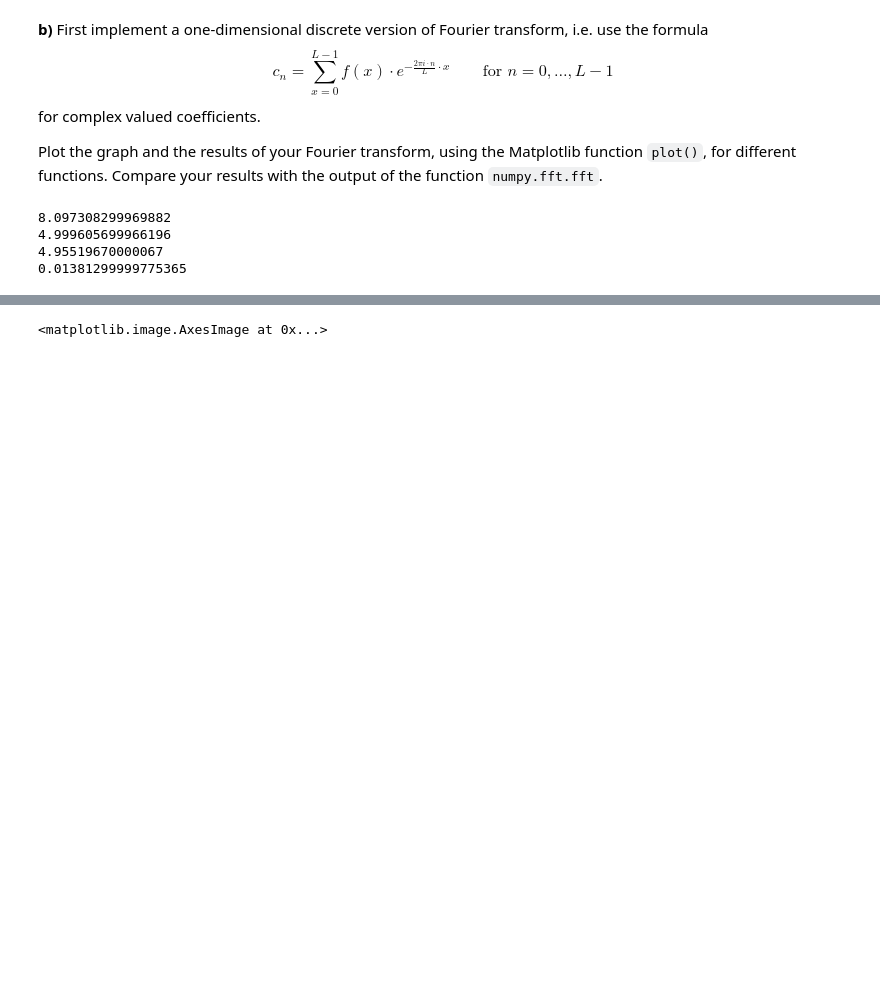
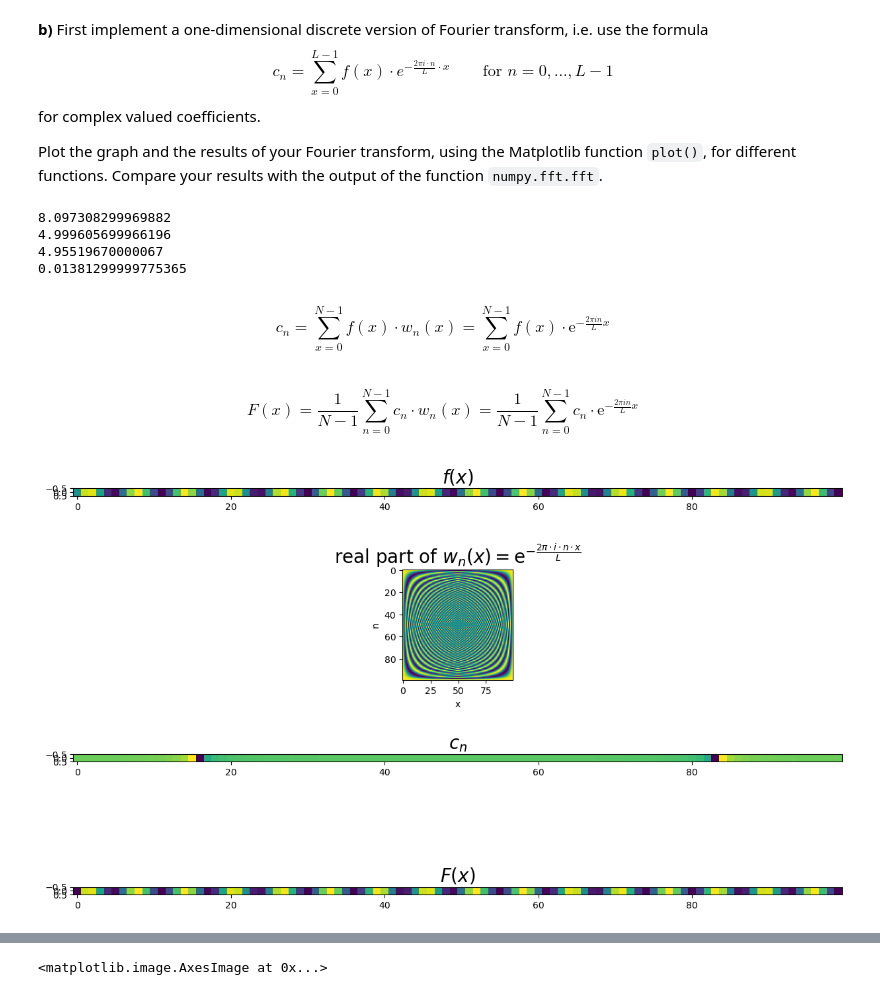
Before and after one commit to Moorboor/ComputerVision, a Jupyter notebook: Homeworks/5/FourierTransform.ipynb, the cells around one changed output, grey strips where cells are left out. Cells and saved outputs as stored; diff of their text form; code cells hidden in the pictures; blank space fills up the shorter version.

```diff
--- a/Homeworks/5/FourierTransform.ipynb
+++ b/Homeworks/5/FourierTransform.ipynb
@@ -91,0 +90,45 @@ frame = frames[img_names[0]]
+# %% [markdown]
+$$c_n =\sum_{x=0}^{N-1}f(x)\cdot w_n(x)= \sum_{x=0}^{N-1}f(x)\cdot \mathrm{e}^{-\frac{2\pi i n}{L}x}$$
+# %% [markdown]
+$$F(x) =\frac{1}{N-1}\sum_{n=0}^{N-1}c_n\cdot w_n(x)= \frac{1}{N-1}\sum_{n=0}^{N-1}c_n\cdot \mathrm{e}^{-\frac{2\pi i n}{L}x}$$
+# %%
+N = 100
+coeffs = []
+waves = np.exp(-1j * 2 * np.pi * (np.arange(N)/(N-1))[:, None] * np.arange(100))
+
+f = np.sin(np.arange(100))
+
+
+for n in range(N):
+    c =  np.sum(f * waves[n])
+    coeffs.append(c)
+
+
+fig, (ax1, ax2, ax3, ax4) = plt.subplots(4,1, figsize=(15,10))
+
+ax1.imshow(np.sin(np.arange(100)).reshape(1,-1))
+ax1.set_title(r"$f(x)$", fontsize=20)
+
+
+ax2.imshow(np.exp(-1j*2*np.pi*(np.arange(N)/(N-1))[:, None]*np.arange(100)).real.reshape(N, 100))
+ax2.set_title(r"real part of $w_n(x)=\mathrm{e}^{-\frac{2\pi\cdot i\cdot n\cdot x}{L}}$", fontsize=20)
+ax2.set_xlabel("x")
+ax2.set_ylabel("n");
+
+
+ax3.imshow(np.array(coeffs).real.reshape(1,-1))
+ax3.set_title(r"$c_n$", fontsize=20)
+
+
+res = np.zeros(100, dtype=complex)
+waves = np.exp(1j * 2 * np.pi * (np.arange(N)/(N-1))[:, None] * np.arange(100))
+
+for i in range(n):
+    res += coeffs[i] * waves[i]
+
+res /= N
+
+ax4.imshow(res.real.reshape(1,-1))
+ax4.set_title(r"$F(x)$", fontsize=20);
+# %% [output]
+[figure, added]
```
Also changed, not shown: parts of 11 cells of this notebook, 1 other file.
